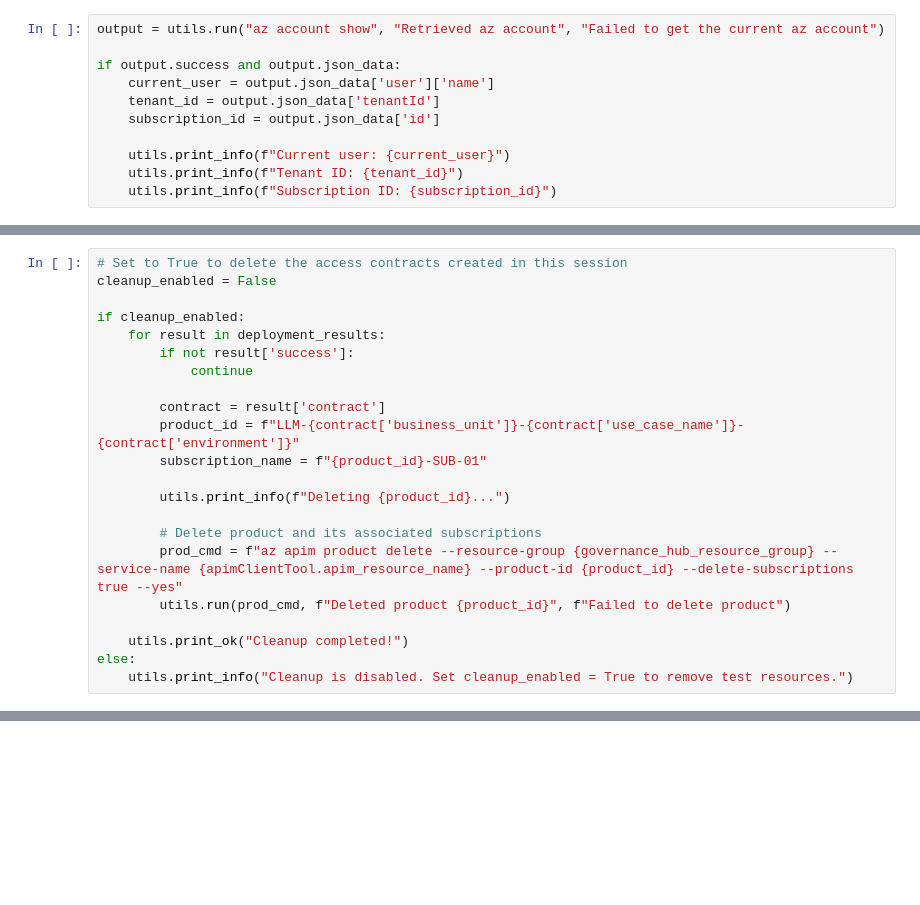
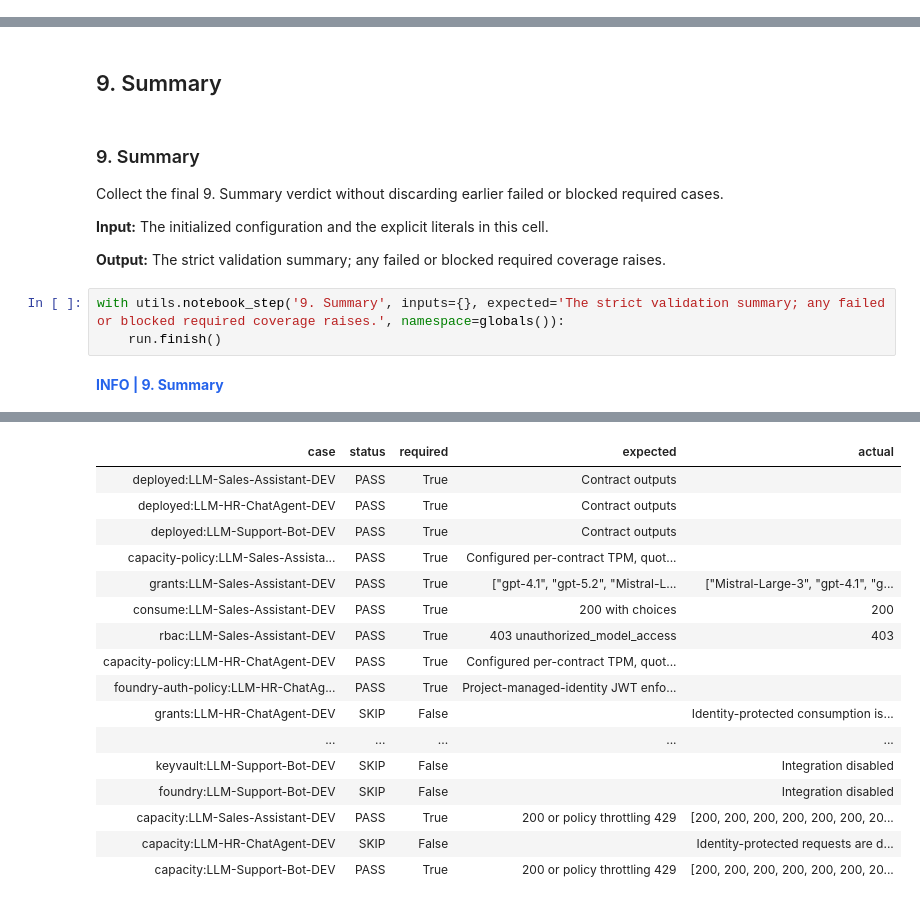
Before and after one commit to Azure-Samples/ai-hub-gateway-solution-accelerator, a Jupyter notebook: validation/citadel-access-contracts-tests.ipynb, the cells around one changed output, grey strips where cells are left out. Saved outputs shown, nothing was run; the diff lists cells and outputs as text; blank space fills up the shorter version.

Commit message:
Major revamp of validation notebooks

```diff
--- a/validation/citadel-access-contracts-tests.ipynb
+++ b/validation/citadel-access-contracts-tests.ipynb
@@ -161,11 +0,0 @@ Ensure Azure CLI is authenticated and connected to the correct subscription:
-# %%
-output = utils.run("az account show", "Retrieved az account", "Failed to get the current az account")
-
-if output.success and output.json_data:
-    current_user = output.json_data['user']['name']
-    tenant_id = output.json_data['tenantId']
-    subscription_id = output.json_data['id']
-
-    utils.print_info(f"Current user: {current_user}")
-    utils.print_info(f"Tenant ID: {tenant_id}")
-    utils.print_info(f"Subscription ID: {subscription_id}")
@@ -1104,22 +0,0 @@ Remove the test access contracts from APIM created during this notebook session.
-# %%
-# Set to True to delete the access contracts created in this session
-cleanup_enabled = False
-
-if cleanup_enabled:
-    for result in deployment_results:
-        if not result['success']:
-            continue
-
-        contract = result['contract']
-        product_id = f"LLM-{contract['business_unit']}-{contract['use_case_name']}-{contract['environment']}"
-        subscription_name = f"{product_id}-SUB-01"
-
-        utils.print_info(f"Deleting {product_id}...")
-
-        # Delete product and its associated subscriptions
-        prod_cmd = f"az apim product delete --resource-group {governance_hub_resource_group} --service-name {apimClientTool.apim_resource_name} --product-id {product_id} --delete-subscriptions true --yes"
-        utils.run(prod_cmd, f"Deleted product {product_id}", f"Failed to delete product")
-
-    utils.print_ok("Cleanup completed!")
-else:
-    utils.print_info("Cleanup is disabled. Set cleanup_enabled = True to remove test resources.")
@@ -1125,0 +544,15 @@ else:
+# %% [markdown]
+## 9. Summary
+# %% [markdown]
+### 9. Summary
+
+Collect the final 9. Summary verdict without discarding earlier failed or blocked required cases.
+
+**Input:** The initialized configuration and the explicit literals in this cell.
+
+**Output:** The strict validation summary; any failed or blocked required coverage raises.
+# %%
+with utils.notebook_step('9. Summary', inputs={}, expected='The strict validation summary; any failed or blocked required coverage raises.', namespace=globals()):
+    run.finish()
+# %% [output]
+INFO | 9. Summary
@@ -1125,0 +561,17 @@ else:
+| case | status | required | expected | actual |
+| deployed:LLM-Sales-Assistant-DEV | PASS | True | Contract outputs |  |
+| deployed:LLM-HR-ChatAgent-DEV | PASS | True | Contract outputs |  |
+| deployed:LLM-Support-Bot-DEV | PASS | True | Contract outputs |  |
+| capacity-policy:LLM-Sales-Assista... | PASS | True | Configured per-contract TPM, quot... |  |
+| grants:LLM-Sales-Assistant-DEV | PASS | True | ["gpt-4.1", "gpt-5.2", "Mistral-L... | ["Mistral-Large-3", "gpt-4.1", "g... |
+| consume:LLM-Sales-Assistant-DEV | PASS | True | 200 with choices | 200 |
+| rbac:LLM-Sales-Assistant-DEV | PASS | True | 403 unauthorized_model_access | 403 |
+| capacity-policy:LLM-HR-ChatAgent-DEV | PASS | True | Configured per-contract TPM, quot... |  |
+| foundry-auth-policy:LLM-HR-ChatAg... | PASS | True | Project-managed-identity JWT enfo... |  |
+| grants:LLM-HR-ChatAgent-DEV | SKIP | False |  | Identity-protected consumption is... |
+| ... | ... | ... | ... | ... |
+| keyvault:LLM-Support-Bot-DEV | SKIP | False |  | Integration disabled |
+| foundry:LLM-Support-Bot-DEV | SKIP | False |  | Integration disabled |
+| capacity:LLM-Sales-Assistant-DEV | PASS | True | 200 or policy throttling 429 | [200, 200, 200, 200, 200, 200, 20... |
+| capacity:LLM-HR-ChatAgent-DEV | SKIP | False |  | Identity-protected requests are d... |
+| capacity:LLM-Support-Bot-DEV | PASS | True | 200 or policy throttling 429 | [200, 200, 200, 200, 200, 200, 20... |
```
Also changed, not shown: parts of 56 cells of this notebook, 49 other files.
